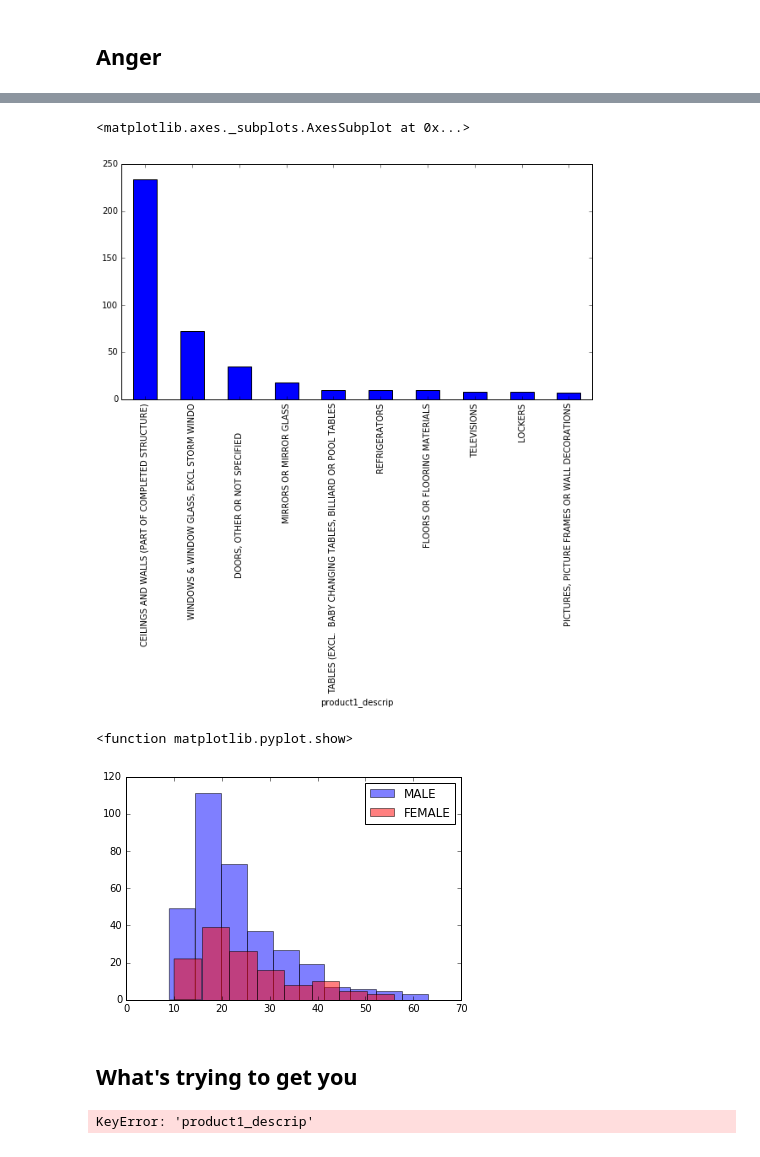
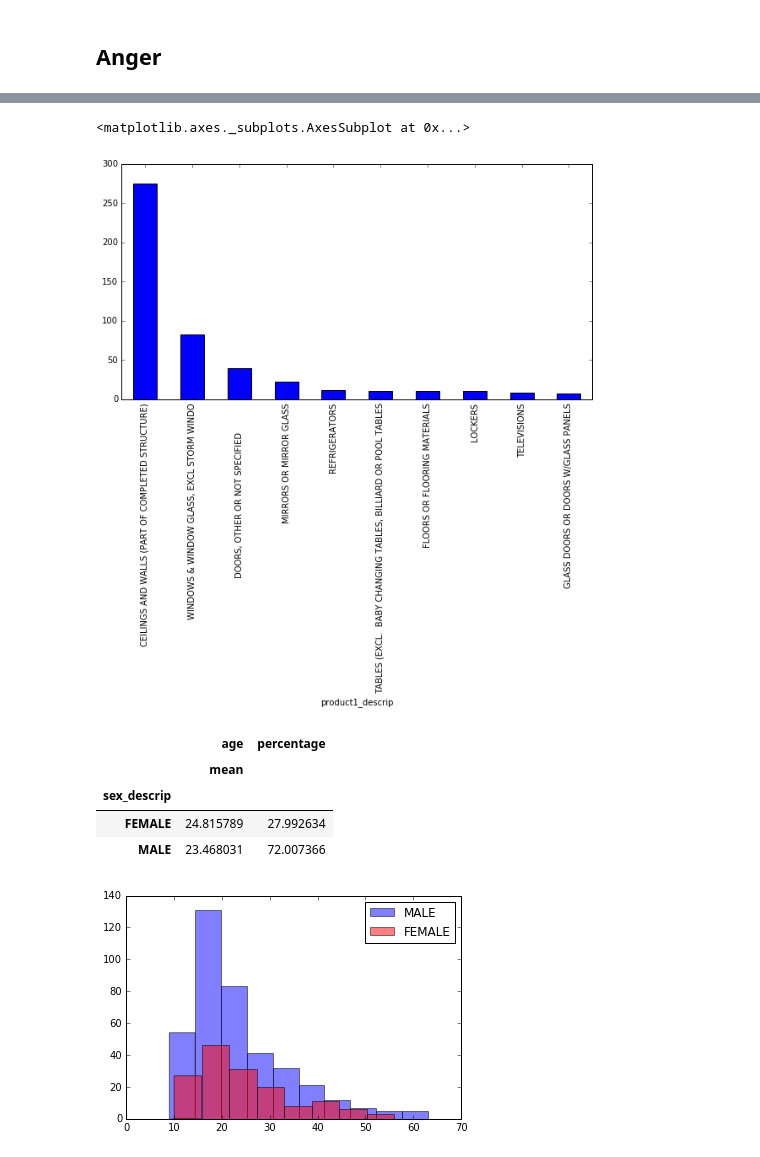
Before and after one commit to pzhou11/MIDS, a Jupyter notebook: Python_Project2/Project2_Omar.ipynb, the cells around one changed output, grey strips where cells are left out. Drawn from its saved outputs; the diff is of its cells as text; code cells hidden in the pictures.

```diff
--- a/Python_Project2/Project2_Omar.ipynb
+++ b/Python_Project2/Project2_Omar.ipynb
@@ -143,5 +143,6 @@ def notereader(dataframe):
     return output_dict
 
 pd.options.display.max_colwidth = 1000
+pd.set_option('float_format', '{:.1f}'.format)
 # %%
 df1.dtypes
@@ -204,4 +387,4 @@ dfjunk.groupby('trmt_date')['age'].count().sort_values(ascending=False).head(20)
 # %%
-dfanger = textfind(df1, 'Notes', '\sANGRY\s|\sANGER\s|\sMAD\s')[df1['age'] < 121]
+dfanger = textfind(df1, 'Notes', '\sANGRY\s|\sANGER\s|\sMAD\s|FRUSTRATED|UPSET')[df1['age'] < 121]
 len(dfanger)
 # %% [output]
@@ -263,20 +446,23 @@ dfkick = textfind(dfanger,'Notes','(?<!WAS|GOT|GET)\sKICKED\s(?!BY\s|IN)|\sKICK\
 dfpunch.groupby('product1_descrip')['age'].count().sort_values(ascending=False).head(10).plot.bar(figsize=(10,5))
 # %% [output]
 <matplotlib.axes._subplots.AxesSubplot at 0x...>
-[figure, old version]
+[figure, new version]
 # %%
 punch_M_plot = dfpunch[dfpunch.sex_descrip == 'MALE'].age
 punch_F_plot =dfpunch[dfpunch.sex_descrip == 'FEMALE'].age
-anger_m = plt.hist(punch_M_plot,alpha=0.5, bins = 10, color = 'blue',label='MALE')
-anger_f = plt.hist(punch_F_plot,alpha=0.5, bins = 8,color = 'red',label='FEMALE')
+punch_m = plt.hist(punch_M_plot,alpha=0.5, bins = 10, color = 'blue',label='MALE')
+punch_f = plt.hist(punch_F_plot,alpha=0.5, bins = 8,color = 'red',label='FEMALE')
 plt.legend()
 plt.show
+
+punch_sort = {'CPSC Case #':['count'], 'age':['mean']}
+punch_table = pd.DataFrame(dfpunch.groupby('sex_descrip').agg(punch_sort))
+punch_table['percentage'] = punch_table['CPSC Case #'].apply(lambda x: 100*x/float(x.sum()))
+punch_table[['age','percentage']]
 # %% [output]
-<function matplotlib.pyplot.show>
+|  | age | percentage |
+|  | mean |  |
+| sex_descrip |  |  |
+| FEMALE | 24.815789 | 27.992634 |
+| MALE | 23.468031 | 72.007366 |
-[figure, old version]
+[figure, new version]
-# %% [markdown]
-## What's trying to get you
-# %%
-df1.sex_descrip[df1.sex_descrip == 'MALE'].groupby('product1_descrip').count().sort_values()
-# %% [output]
-KeyError: 'product1_descrip'
```
Also changed, not shown: parts of 70 cells of this notebook, 1 other file.
